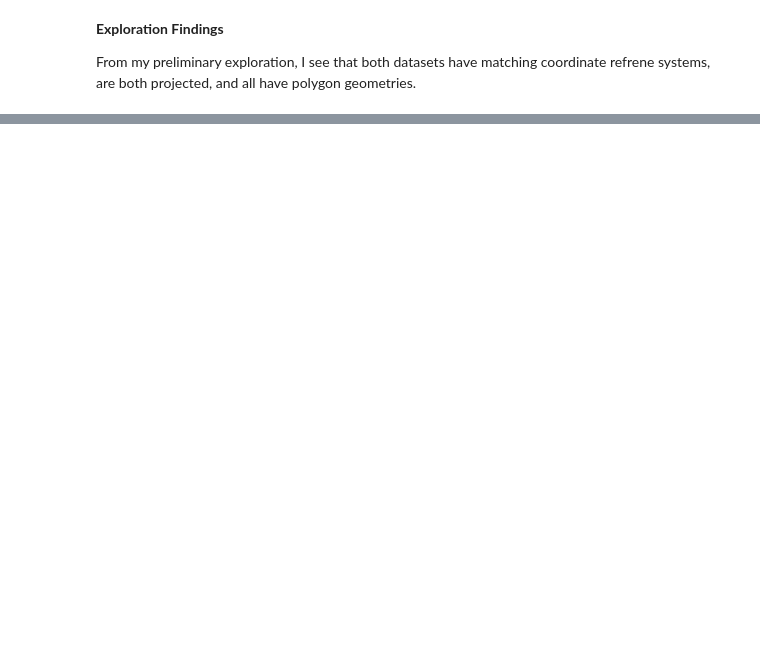
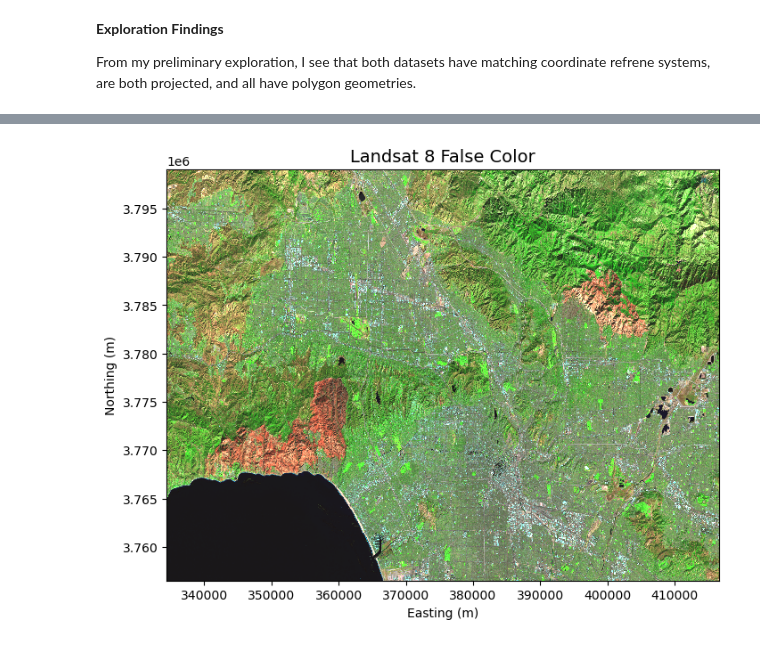
Before and after one commit to IsabellaSegarra/eds220-hwk4, a Jupyter notebook: hwk4-task2-false-color-segarra.ipynb, the cells around one changed output, grey strips where cells are left out. Saved outputs shown, nothing was run; the diff lists cells and outputs as text; code cells hidden in the pictures; blank space fills up the shorter version.

```diff
--- a/hwk4-task2-false-color-segarra.ipynb
+++ b/hwk4-task2-false-color-segarra.ipynb
@@ -64,0 +176,14 @@ From my preliminary exploration, I see that both datasets have matching coordina
+# %%
+# Plot figure
+fig, ax = plt.subplots(figsize=(8, 6)) # create figure plot
+
+landsat[['swir22', 'nir08', 'red']].to_array().plot.imshow( # add landsat data
+    vmin= 6000, vmax=19000, # adjust the darkness (vmin) and brightness (vmax) levels
+    ax=ax,
+)
+
+ax.set_title("Landsat 8 False Color", fontsize=14)
+ax.set_xlabel("Easting (m)")
+ax.set_ylabel("Northing (m)")
+# %% [output]
+[figure, added]
```
Also changed, not shown: parts of 23 cells of this notebook.
